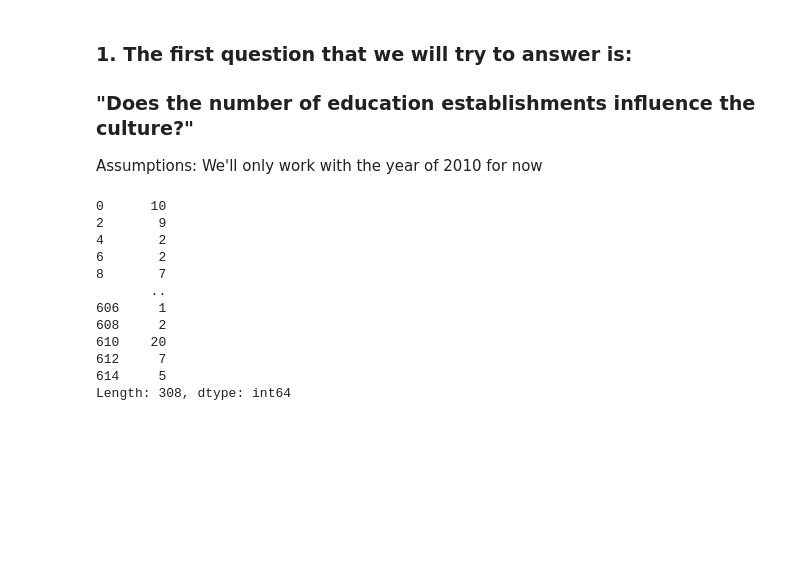
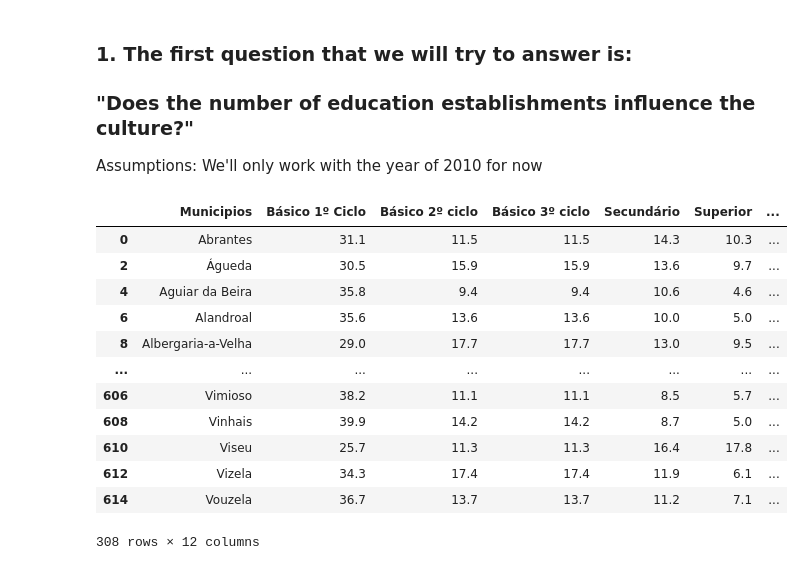
Before and after one commit to hjoaquim/psn-fs-js-hj, a Jupyter notebook: projeto-final.ipynb, the cells around one changed output. Saved outputs shown, nothing was run; the diff lists cells and outputs as text; code cells hidden in the pictures; blank space fills up the shorter version.

```diff
--- a/projeto-final.ipynb
+++ b/projeto-final.ipynb
@@ -33,43 +33,21 @@ Assumptions: We'll only work with the year of 2010 for now
 # %%
 # Em locais onde existe maior número de instituições de ensino, a população é mais educada?
 # Sem escolaridade 	Básico 1º Ciclo 	Básico 2º ciclo 	Básico 3º ciclo 	Secundário 	Superior
 # Estabelecimentos do ensino pré-escolar 	Estabelecimentos do 1.º ciclo do ensino básico 	Estabelecimentos do 2.º ciclo do ensino básico 	Estabelecimentos do 3.º ciclo do ensino básico 	Estabelecimentos do ensino secundário 	Estabelecimentos do ensino superior
 
-df2010_selectedColumns = df2010[['Municipios',
-                                 'Básico 1º Ciclo',
-                                 'Básico 2º ciclo',
-                                 'Básico 3º ciclo',
-                                 'Secundário',
-                                 'Superior',
-                                 'Estabelecimentos do ensino pré-escolar',
-                                 'Estabelecimentos do 1.º ciclo do ensino básico',
-                                 'Estabelecimentos do 2.º ciclo do ensino básico',
-                                 'Estabelecimentos do 3.º ciclo do ensino básico',
-                                 'Estabelecimentos do ensino secundário',
-                                 'Estabelecimentos do ensino superior']]
-
-# As we can see, we still have lots of columns to analyse, so, to simplify the analysis we'll join some columns
-# superior = ensino-superior
-# middle = 3º-ciclo + secundario
-# low = 2º-ciclo and below
-
-df2020_establecimentosLow = df2010[['Estabelecimentos do ensino pré-escolar','Estabelecimentos do 1.º ciclo do ensino básico','Estabelecimentos do 2.º ciclo do ensino básico']]
-df2020_establecimentosMiddle = df2010[['Estabelecimentos do 3.º ciclo do ensino básico', 'Estabelecimentos do ensino secundário']]
-df2020_establecimentosSuperior = df2010[['Estabelecimentos do ensino superior']]
-
-df2020_establecimentosLow.sum(axis=1)
-df2020_establecimentosMiddle.sum(axis=1)
-df2020_establecimentosSuperior.sum(axis=1)
+df2010_selectedColumns = df2010[['Municipios','Básico 1º Ciclo','Básico 2º ciclo','Básico 3º ciclo','Secundário','Superior','Estabelecimentos do ensino pré-escolar','Estabelecimentos do 1.º ciclo do ensino básico','Estabelecimentos do 2.º ciclo do ensino básico','Estabelecimentos do 3.º ciclo do ensino básico','Estabelecimentos do ensino secundário','Estabelecimentos do ensino superior']]
+df2010_selectedColumns
 # %% [output]
+|  | Municipios | Básico 1º Ciclo | Básico 2º ciclo | Básico 3º ciclo | Secundário | Superior | ... |
+| 0 | Abrantes | 31.1 | 11.5 | 11.5 | 14.3 | 10.3 | ... |
+| 2 | Águeda | 30.5 | 15.9 | 15.9 | 13.6 | 9.7 | ... |
+| 4 | Aguiar da Beira | 35.8 | 9.4 | 9.4 | 10.6 | 4.6 | ... |
+| 6 | Alandroal | 35.6 | 13.6 | 13.6 | 10.0 | 5.0 | ... |
+| 8 | Albergaria-a-Velha | 29.0 | 17.7 | 17.7 | 13.0 | 9.5 | ... |
+| ... | ... | ... | ... | ... | ... | ... | ... |
+| 606 | Vimioso | 38.2 | 11.1 | 11.1 | 8.5 | 5.7 | ... |
+| 608 | Vinhais | 39.9 | 14.2 | 14.2 | 8.7 | 5.0 | ... |
+| 610 | Viseu | 25.7 | 11.3 | 11.3 | 16.4 | 17.8 | ... |
+| 612 | Vizela | 34.3 | 17.4 | 17.4 | 11.9 | 6.1 | ... |
+| 614 | Vouzela | 36.7 | 13.7 | 13.7 | 11.2 | 7.1 | ... |
-0      10
-2       9
-4       2
-6       2
-8       7
-       ..
-606     1
-608     2
-610    20
-612     7
-614     5
-Length: 308, dtype: int64
+308 rows × 12 columns
```
Also changed, not shown: parts of 2 cells of this notebook.
